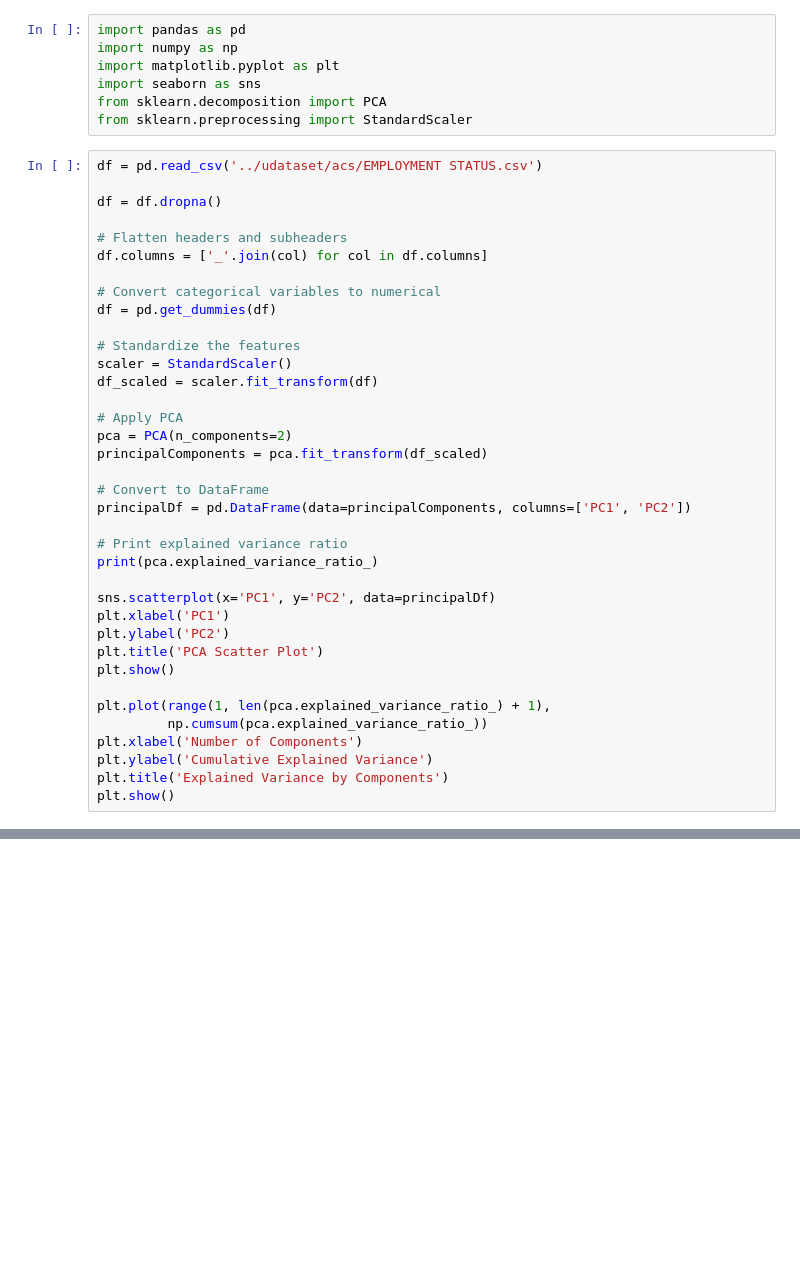
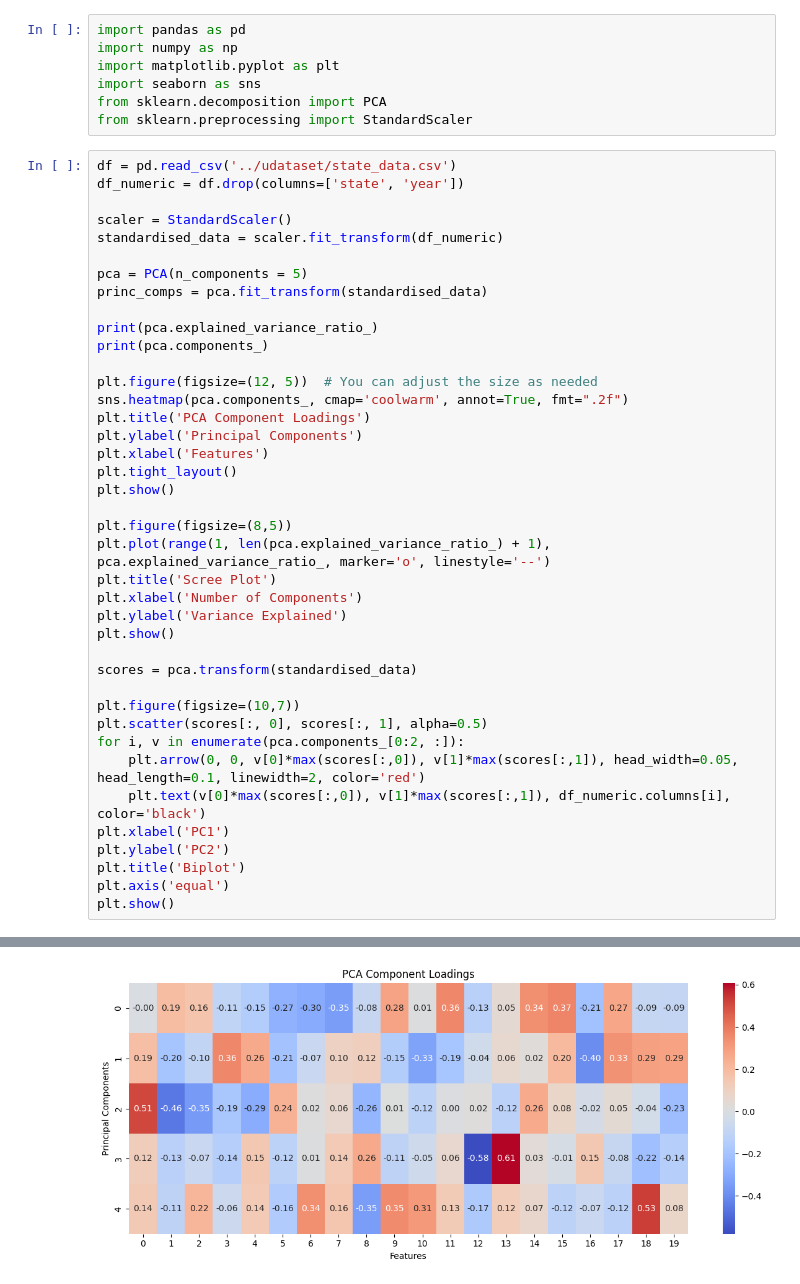
Before and after one commit to SAT-Enjoyers/citadel-datathon, a Jupyter notebook: eda/pca.ipynb, the cells around one changed output, grey strips where cells are left out. Drawn from its saved outputs; the diff is of its cells as text; blank space fills up the shorter version.

Commit message:
Add PCA with test graphs

```diff
--- a/eda/pca.ipynb
+++ b/eda/pca.ipynb
@@ -5,40 +5,44 @@ import matplotlib.pyplot as plt
 import seaborn as sns
 from sklearn.decomposition import PCA
 from sklearn.preprocessing import StandardScaler
-# %%
-df = pd.read_csv('../udataset/acs/EMPLOYMENT STATUS.csv')
-
-df = df.dropna()
-
-# Flatten headers and subheaders
-df.columns = ['_'.join(col) for col in df.columns]
-
-# Convert categorical variables to numerical
-df = pd.get_dummies(df)
-
-# Standardize the features
-scaler = StandardScaler()
-df_scaled = scaler.fit_transform(df)
-
-# Apply PCA
-pca = PCA(n_components=2)
-principalComponents = pca.fit_transform(df_scaled)
-
-# Convert to DataFrame
-principalDf = pd.DataFrame(data=principalComponents, columns=['PC1', 'PC2'])
-
-# Print explained variance ratio
-print(pca.explained_variance_ratio_)
-
-sns.scatterplot(x='PC1', y='PC2', data=principalDf)
-plt.xlabel('PC1')
-plt.ylabel('PC2')
-plt.title('PCA Scatter Plot')
-plt.show()
-
-plt.plot(range(1, len(pca.explained_variance_ratio_) + 1),
-         np.cumsum(pca.explained_variance_ratio_))
-plt.xlabel('Number of Components')
-plt.ylabel('Cumulative Explained Variance')
-plt.title('Explained Variance by Components')
-plt.show()
+# %%
+df = pd.read_csv('../udataset/state_data.csv')
+df_numeric = df.drop(columns=['state', 'year'])
+
+scaler = StandardScaler()
+standardised_data = scaler.fit_transform(df_numeric)
+
+pca = PCA(n_components = 5)
+princ_comps = pca.fit_transform(standardised_data)
+
+print(pca.explained_variance_ratio_)
+print(pca.components_)
+
+plt.figure(figsize=(12, 5))  # You can adjust the size as needed
+sns.heatmap(pca.components_, cmap='coolwarm', annot=True, fmt=".2f")
+plt.title('PCA Component Loadings')
+plt.ylabel('Principal Components')
+plt.xlabel('Features')
+plt.tight_layout()
+plt.show()
+
+plt.figure(figsize=(8,5))
+plt.plot(range(1, len(pca.explained_variance_ratio_) + 1), pca.explained_variance_ratio_, marker='o', linestyle='--')
+plt.title('Scree Plot')
+plt.xlabel('Number of Components')
+plt.ylabel('Variance Explained')
+plt.show()
+
+scores = pca.transform(standardised_data)
+
+plt.figure(figsize=(10,7))
+plt.scatter(scores[:, 0], scores[:, 1], alpha=0.5)
+for i, v in enumerate(pca.components_[0:2, :]):
+    plt.arrow(0, 0, v[0]*max(scores[:,0]), v[1]*max(scores[:,1]), head_width=0.05, head_length=0.1, linewidth=2, color='red')
+    plt.text(v[0]*max(scores[:,0]), v[1]*max(scores[:,1]), df_numeric.columns[i], color='black')
+plt.xlabel('PC1')
+plt.ylabel('PC2')
+plt.title('Biplot')
+plt.axis('equal')
+plt.show()
+# %% [output]
@@ -44,0 +66 @@ plt.show()
+[figure, added]
```
Also changed, not shown: parts of 1 cell of this notebook, 3 other files.
